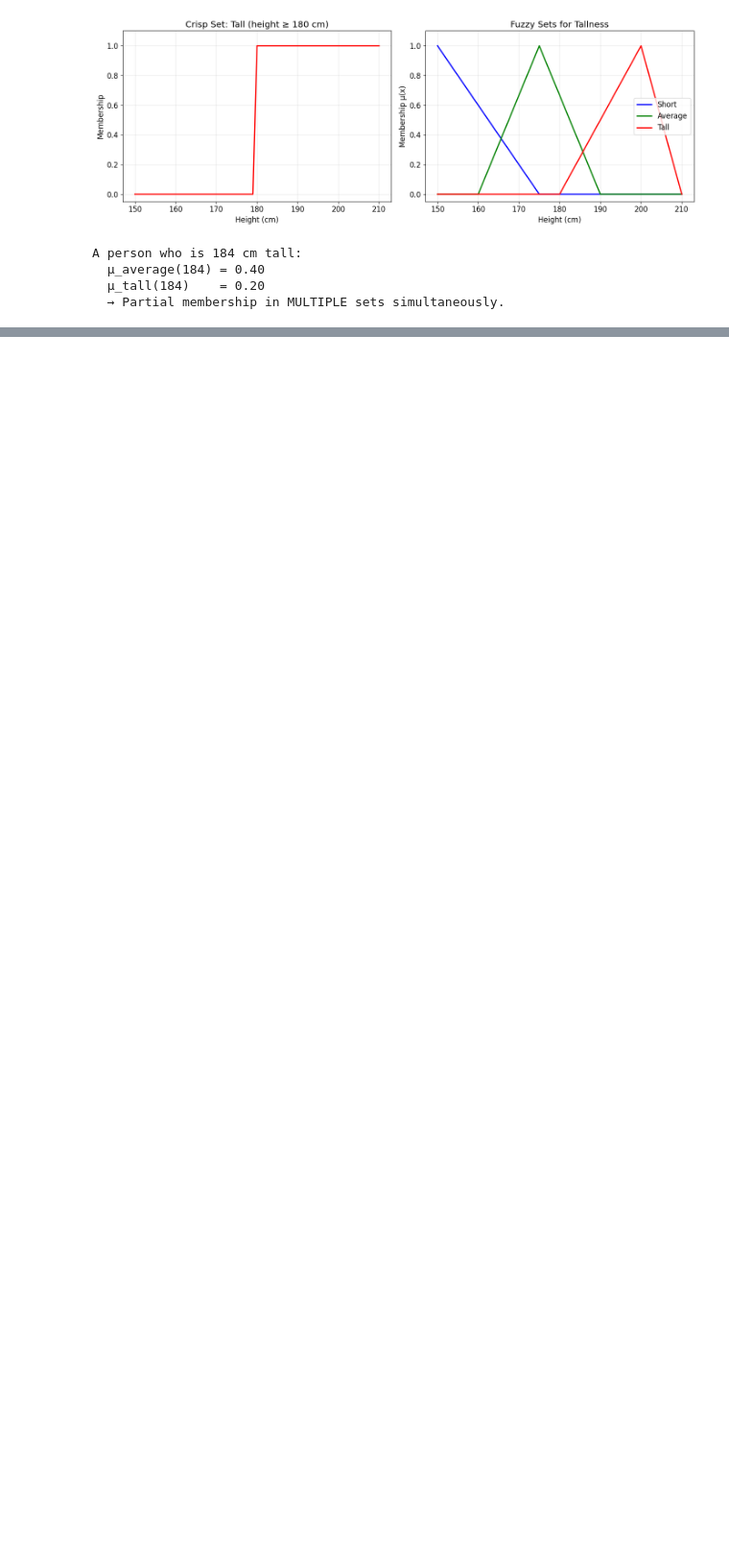
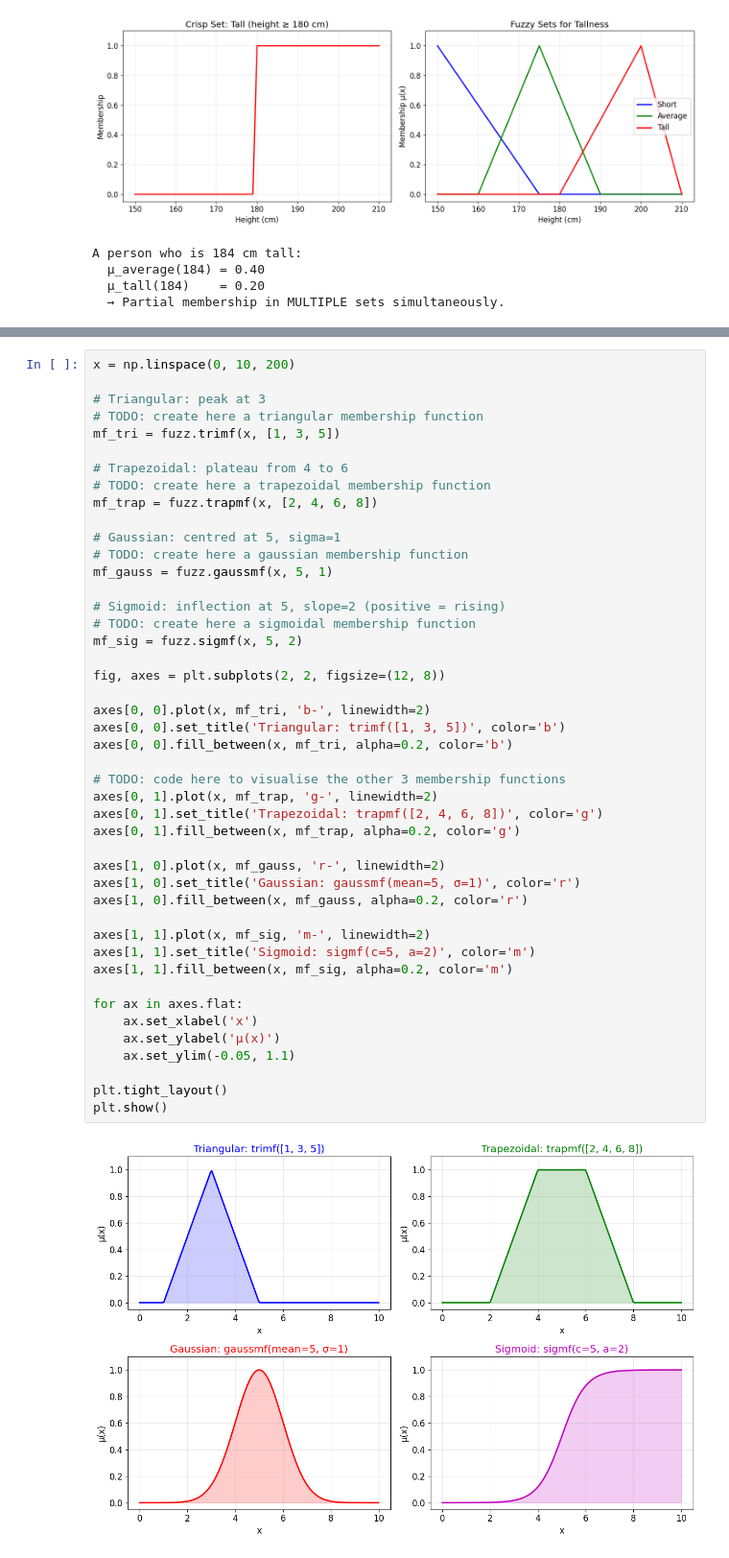
Before and after one commit to TiffanyYongNgikChee/ai-neural-network, a Jupyter notebook: lab4/lab4.ipynb, the cells around one changed output, grey strips where cells are left out. Shown at 96% size. Saved outputs shown, nothing was run; the diff lists cells and outputs as text; blank space fills up the shorter version.

Commit message:
exercise 2 - Common membership function

```diff
--- a/lab4/lab4.ipynb
+++ b/lab4/lab4.ipynb
@@ -102,0 +119,47 @@ A person who is 184 cm tall:
+# %%
+x = np.linspace(0, 10, 200)
+
+# Triangular: peak at 3
+# TODO: create here a triangular membership function
+mf_tri = fuzz.trimf(x, [1, 3, 5])
+
+# Trapezoidal: plateau from 4 to 6
+# TODO: create here a trapezoidal membership function
+mf_trap = fuzz.trapmf(x, [2, 4, 6, 8])
+
+# Gaussian: centred at 5, sigma=1
+# TODO: create here a gaussian membership function
+mf_gauss = fuzz.gaussmf(x, 5, 1)
+
+# Sigmoid: inflection at 5, slope=2 (positive = rising)
+# TODO: create here a sigmoidal membership function
+mf_sig = fuzz.sigmf(x, 5, 2)
+
+fig, axes = plt.subplots(2, 2, figsize=(12, 8))
+
+axes[0, 0].plot(x, mf_tri, 'b-', linewidth=2)
+axes[0, 0].set_title('Triangular: trimf([1, 3, 5])', color='b')
+axes[0, 0].fill_between(x, mf_tri, alpha=0.2, color='b')
+
+# TODO: code here to visualise the other 3 membership functions
+axes[0, 1].plot(x, mf_trap, 'g-', linewidth=2)
+axes[0, 1].set_title('Trapezoidal: trapmf([2, 4, 6, 8])', color='g')
+axes[0, 1].fill_between(x, mf_trap, alpha=0.2, color='g')
+
+axes[1, 0].plot(x, mf_gauss, 'r-', linewidth=2)
+axes[1, 0].set_title('Gaussian: gaussmf(mean=5, σ=1)', color='r')
+axes[1, 0].fill_between(x, mf_gauss, alpha=0.2, color='r')
+
+axes[1, 1].plot(x, mf_sig, 'm-', linewidth=2)
+axes[1, 1].set_title('Sigmoid: sigmf(c=5, a=2)', color='m')
+axes[1, 1].fill_between(x, mf_sig, alpha=0.2, color='m')
+
+for ax in axes.flat:
+    ax.set_xlabel('x')
+    ax.set_ylabel('μ(x)')
+    ax.set_ylim(-0.05, 1.1)
+
+plt.tight_layout()
+plt.show()
+# %% [output]
+[figure, added]
```
Also changed, not shown: parts of 5 cells of this notebook.
